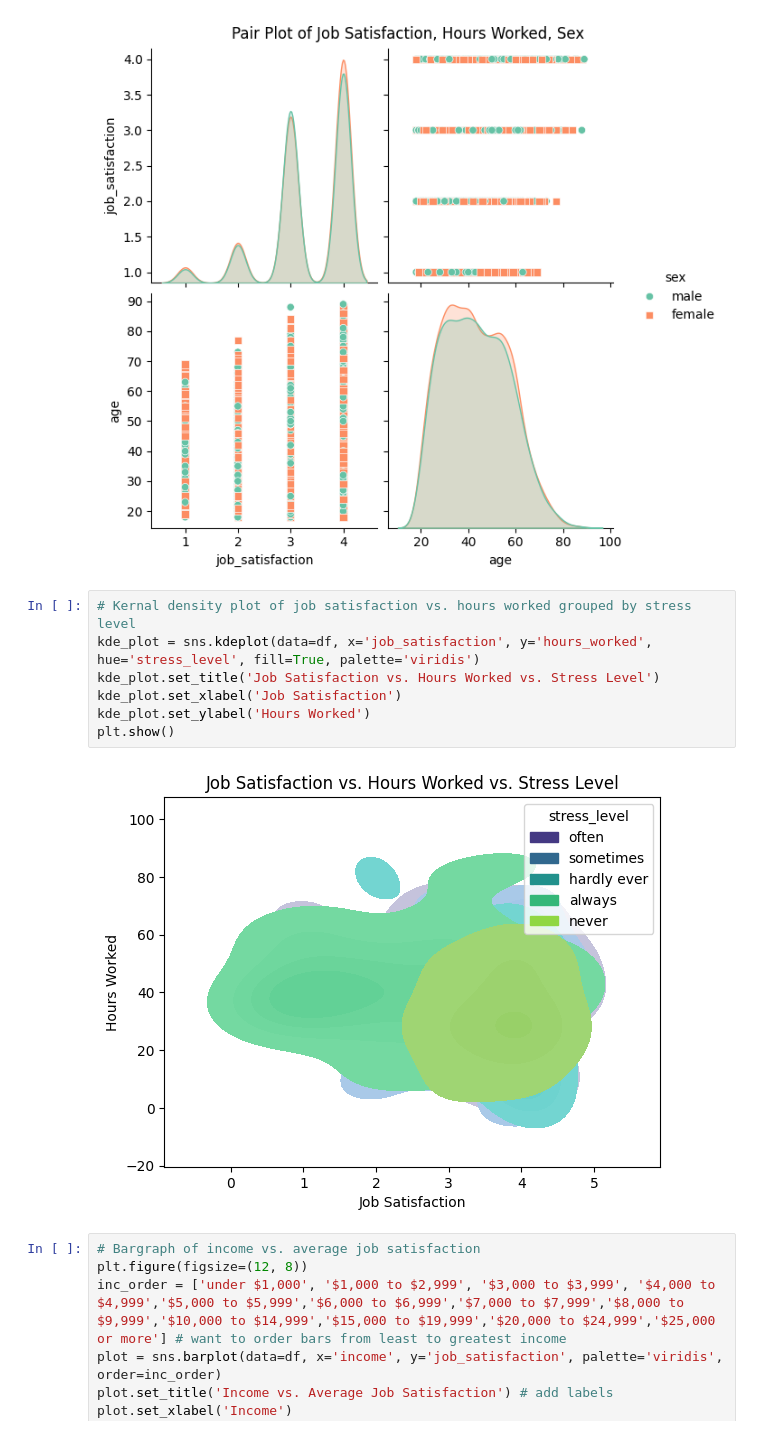
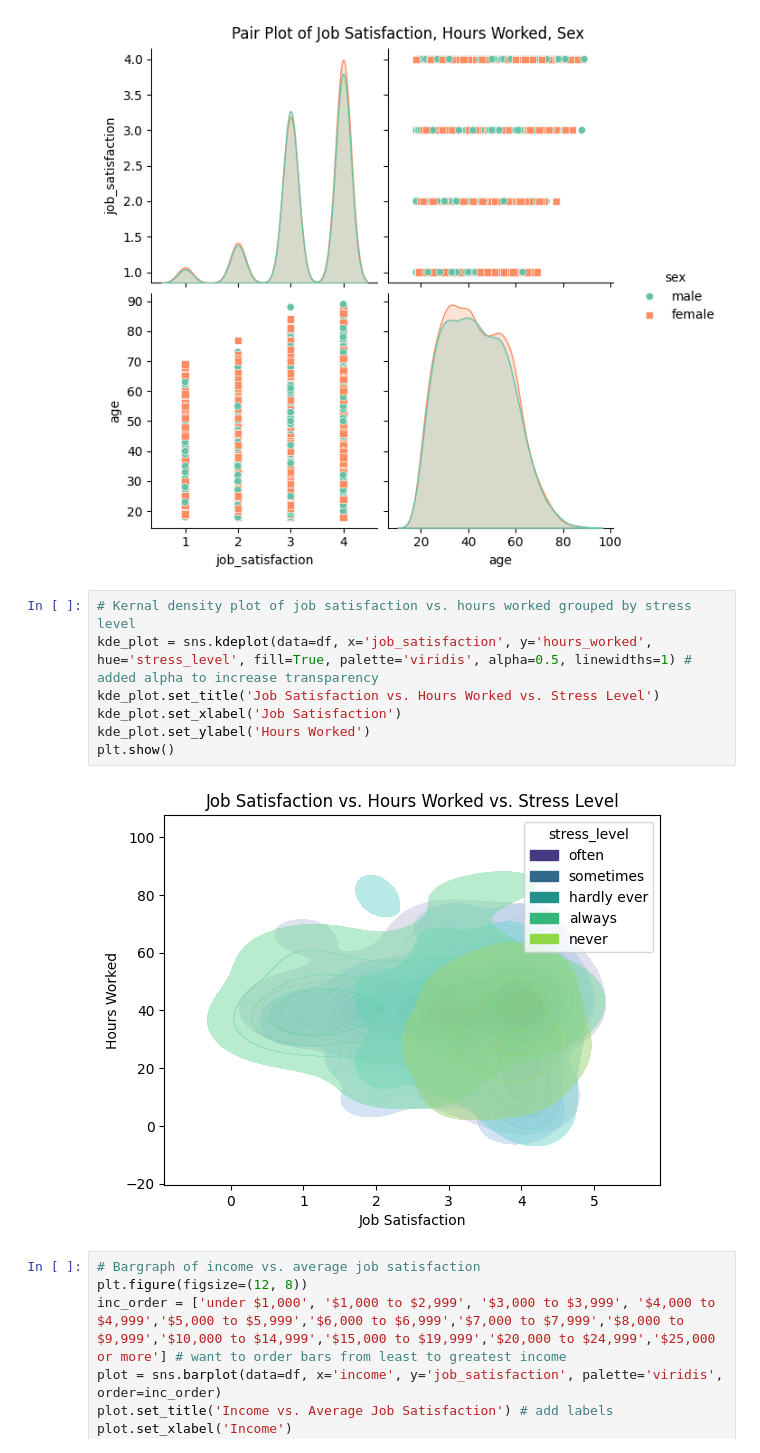
Before and after one commit to kirsten-fung/project_gss, a Jupyter notebook: FINAL_gss_graphing.ipynb, the cells around one changed output. Drawn from its saved outputs; the diff is of its cells as text.

Commit message:
final graphed data

```diff
--- a/FINAL_gss_graphing.ipynb
+++ b/FINAL_gss_graphing.ipynb
@@ -152,13 +150,13 @@ plt.show()
 [figure]
 # %%
 # Kernal density plot of job satisfaction vs. hours worked grouped by stress level
-kde_plot = sns.kdeplot(data=df, x='job_satisfaction', y='hours_worked', hue='stress_level', fill=True, palette='viridis')
+kde_plot = sns.kdeplot(data=df, x='job_satisfaction', y='hours_worked', hue='stress_level', fill=True, palette='viridis', alpha=0.5, linewidths=1) # added alpha to increase transparency
 kde_plot.set_title('Job Satisfaction vs. Hours Worked vs. Stress Level')
 kde_plot.set_xlabel('Job Satisfaction')
 kde_plot.set_ylabel('Hours Worked')
 plt.show()
 # %% [output]
-[figure, old version]
+[figure, new version]
 # %%
 # Bargraph of income vs. average job satisfaction
 plt.figure(figsize=(12, 8))
```
Also changed, not shown: parts of 2 cells of this notebook.
